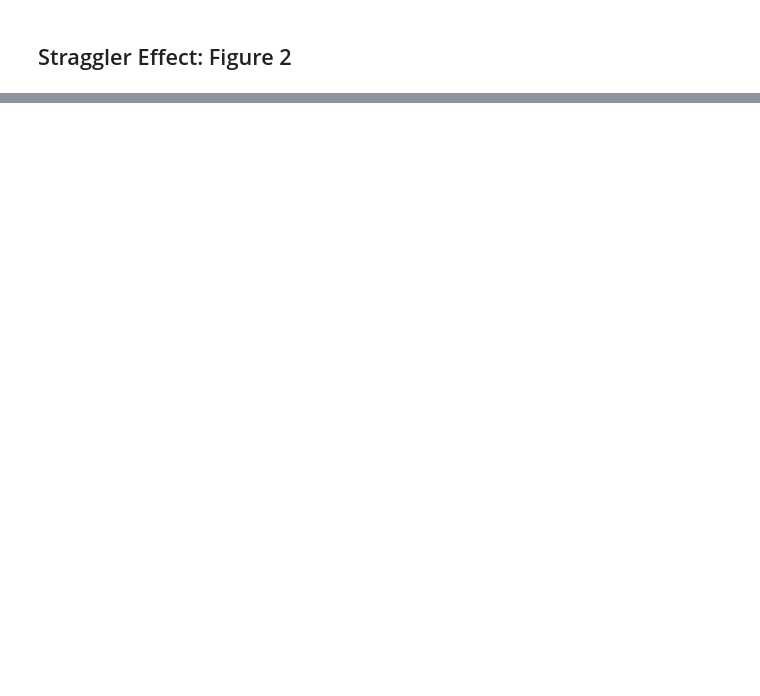
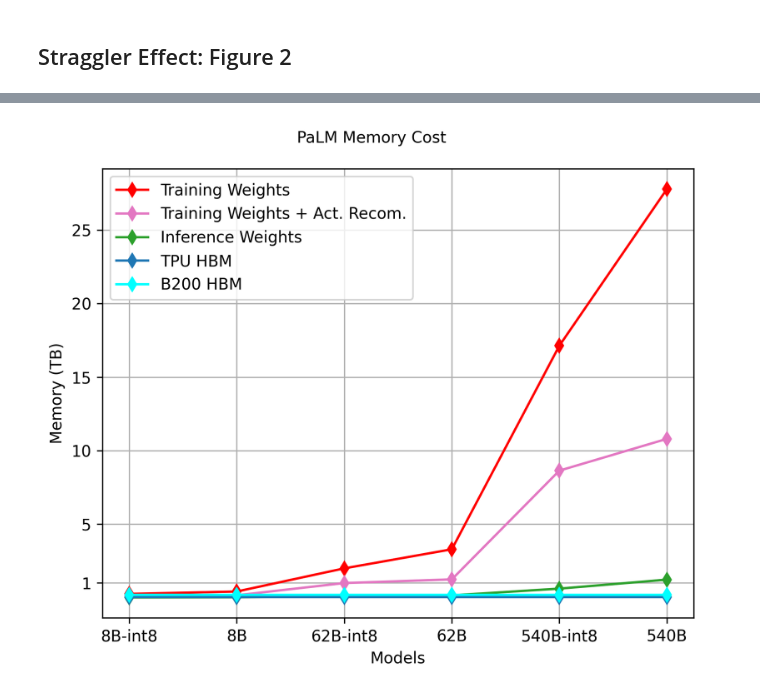
Before and after one commit to osayamenja/DataCruncher, a Jupyter notebook: research_figures.ipynb, the cells around one changed output, grey strips where cells are left out. Saved outputs shown, nothing was run; the diff lists cells and outputs as text; code cells hidden in the pictures; blank space fills up the shorter version.

```diff
--- a/research_figures.ipynb
+++ b/research_figures.ipynb
@@ -332,0 +418,11 @@ plot_straggler_delays(delays_dataset,
+# %%
+single_plot(model_spec, [normalize(training_total, 1000), normalize(training_weights, 1000),
+                         normalize(inference_cost, 1000), normalize(tpu_memory_capacity, 1000),
+                         normalize(gpu_memory_capacity, 1000)],
+            "PaLM Memory Cost", "Models", n_plots=5,
+            color=["red", "tab:pink", "tab:green", "tab:blue", "cyan"], y_title="Memory (TB)",
+            out_name="mem_cost.pdf", labels= ["Training Weights + Activations", "Training Weights + Act. Recom.", "Inference Weights", "TPU HBM", "B200 HBM"],
+            plot_marker="d", x_ticks=["8B-int8", "8B", "62B-int8", "62B", "540B-int8", "540B"],
+            y_ticks=[1, 5, 10, 15, 20, 25])
+# %% [output]
+[figure, added]
```
Also changed, not shown: parts of 21 cells of this notebook, 9 other files.
